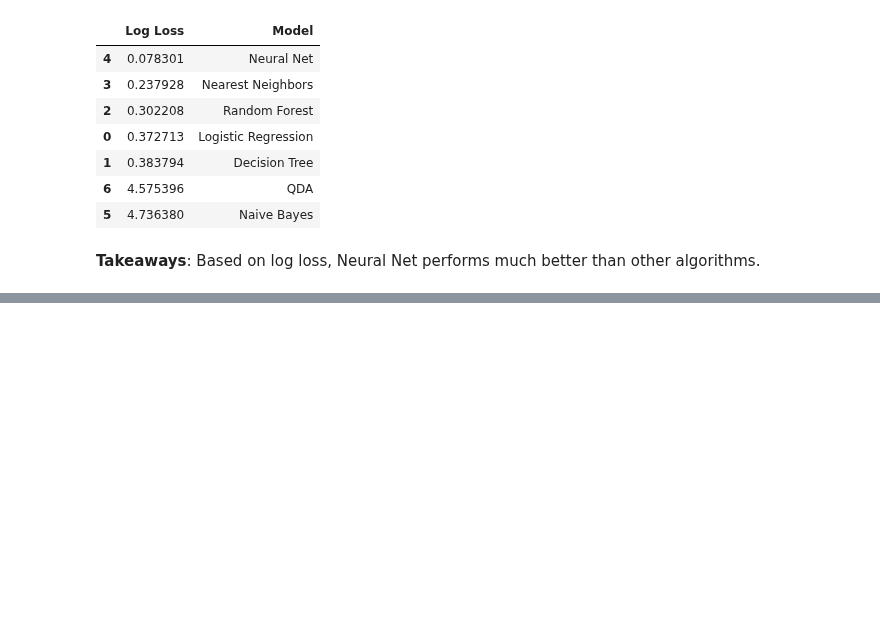
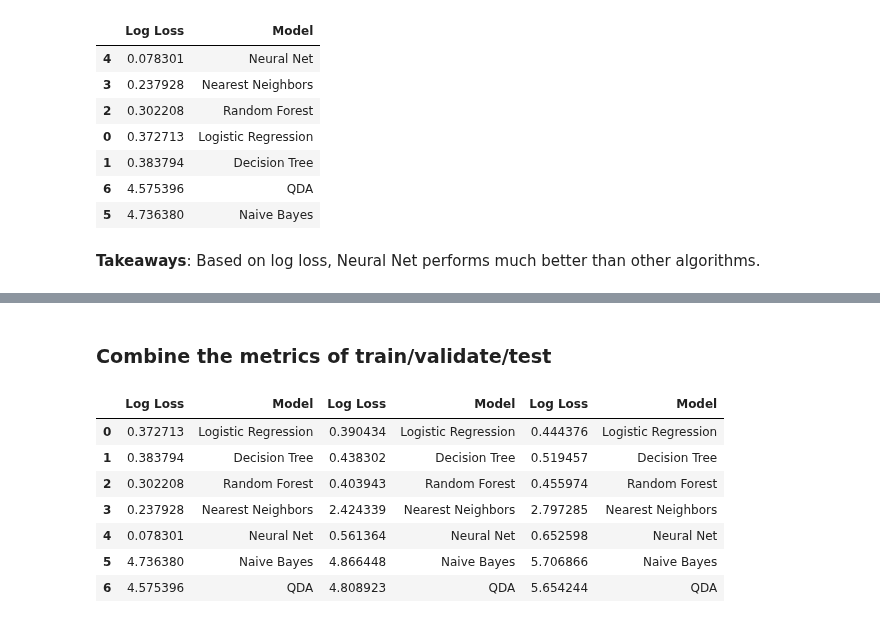
Before and after one commit to Yongliang-Shi/Mechanism-of-Action-Prediction, a Jupyter notebook: classifier_chain_v8.ipynb, the cells around one changed output, grey strips where cells are left out. Cells and saved outputs as stored; diff of their text form; code cells hidden in the pictures; blank space fills up the shorter version.

Commit message:
model on validate and test

```diff
--- a/classifier_chain_v8.ipynb
+++ b/classifier_chain_v8.ipynb
@@ -493,0 +519,16 @@ metrics.sort_values(by='Log Loss')
+# %%
+# Create an empty dataframe
+metrics_validate = pd.DataFrame()
+
+for name, classifier in zip(names, classifiers):
+    chain = ClassifierChain(classifier, order=order, random_state=123)
+    print(name)
+    chain = chain.fit(X_train_core, Y_train_core10)
+    Y_pred = chain.predict(X_validate_core)
+    Y_proba = chain.predict_proba(X_validate_core)
+    label_counts = pd.DataFrame(Y_pred, columns=Y_validate_core10.columns).sum(axis=0).sort_values(ascending=False)
+    print(label_counts)
+    loss = log_loss(Y_validate_core10, Y_proba)
+    d = {'Model': name, 'Log Loss': loss}
+    print(d)
+    metrics_validate = metrics_validate.append(d, ignore_index=True)
@@ -493,0 +567,9 @@ metrics.sort_values(by='Log Loss')
+# %%
+# Create the Y_test_core10
+Y_test_core10 = Y_test_core[common_labels]
+
+# Print the shape
+print(Y_test_core10.shape)
+
+# Take a peek
+Y_test_core10.head()
@@ -493,0 +590,16 @@ metrics.sort_values(by='Log Loss')
+# %%
+# Create an empty dataframe
+metrics_test = pd.DataFrame()
+
+for name, classifier in zip(names, classifiers):
+    chain = ClassifierChain(classifier, order=order, random_state=123)
+    print(name)
+    chain = chain.fit(X_train_core, Y_train_core10)
+    Y_pred = chain.predict(X_test_core)
+    Y_proba = chain.predict_proba(X_test_core)
+    label_counts = pd.DataFrame(Y_pred, columns=Y_test_core10.columns).sum(axis=0).sort_values(ascending=False)
+    print(label_counts)
+    loss = log_loss(Y_test_core10, Y_proba)
+    d = {'Model': name, 'Log Loss': loss}
+    print(d)
+    metrics_test = metrics_test.append(d, ignore_index=True)
@@ -493,0 +636,14 @@ metrics.sort_values(by='Log Loss')
+# %% [markdown]
+### Combine the metrics of train/validate/test
+# %%
+sum_metrics = pd.concat([metrics, metrics_validate, metrics_test], axis=1)
+sum_metrics
+# %% [output]
+|  | Log Loss | Model | Log Loss | Model | Log Loss | Model |
+| 0 | 0.372713 | Logistic Regression | 0.390434 | Logistic Regression | 0.444376 | Logistic Regression |
+| 1 | 0.383794 | Decision Tree | 0.438302 | Decision Tree | 0.519457 | Decision Tree |
+| 2 | 0.302208 | Random Forest | 0.403943 | Random Forest | 0.455974 | Random Forest |
+| 3 | 0.237928 | Nearest Neighbors | 2.424339 | Nearest Neighbors | 2.797285 | Nearest Neighbors |
+| 4 | 0.078301 | Neural Net | 0.561364 | Neural Net | 0.652598 | Neural Net |
+| 5 | 4.736380 | Naive Bayes | 4.866448 | Naive Bayes | 5.706866 | Naive Bayes |
+| 6 | 4.575396 | QDA | 4.808923 | QDA | 5.654244 | QDA |
```
Also changed, not shown: parts of 13 cells of this notebook.
